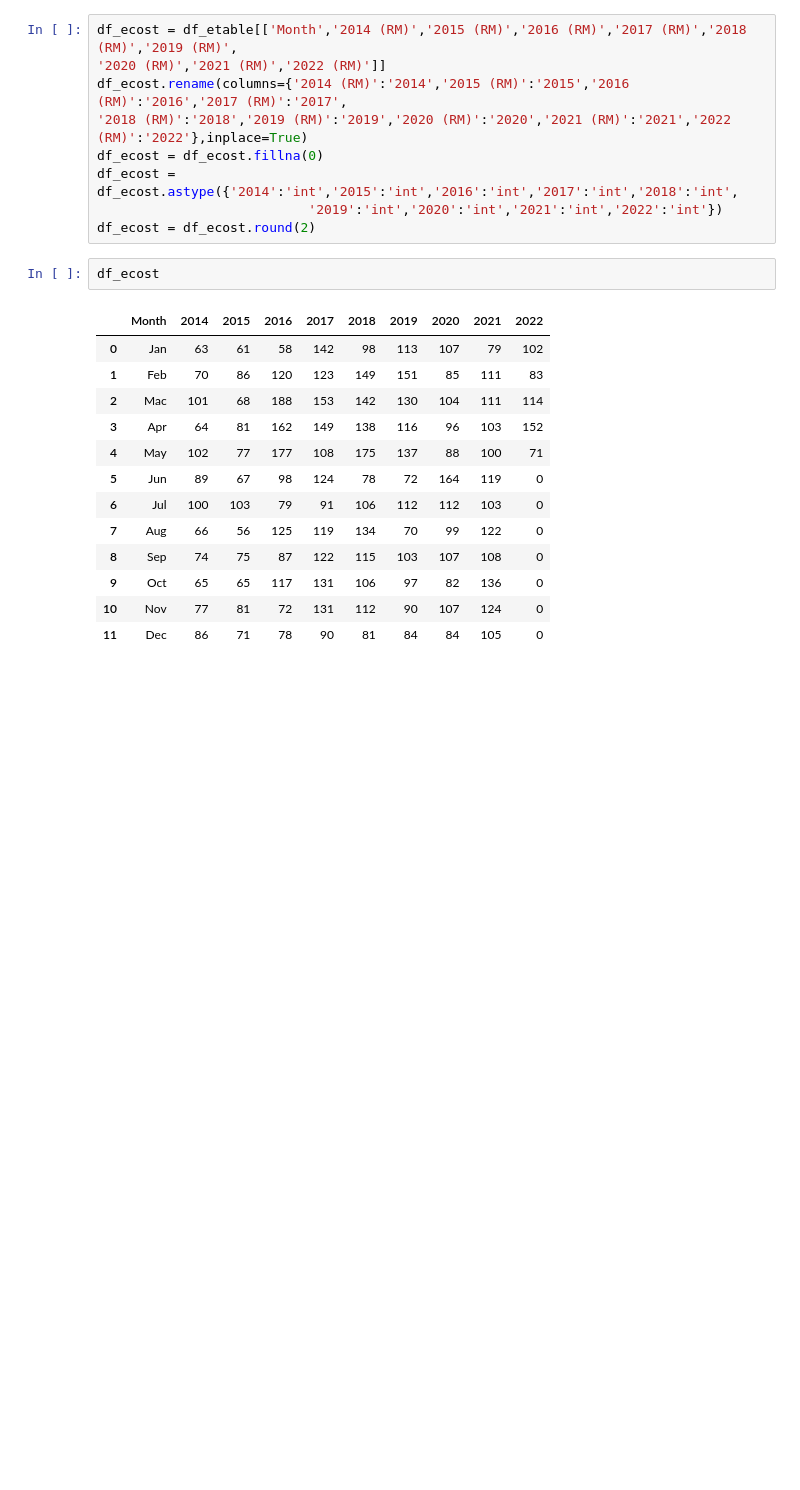
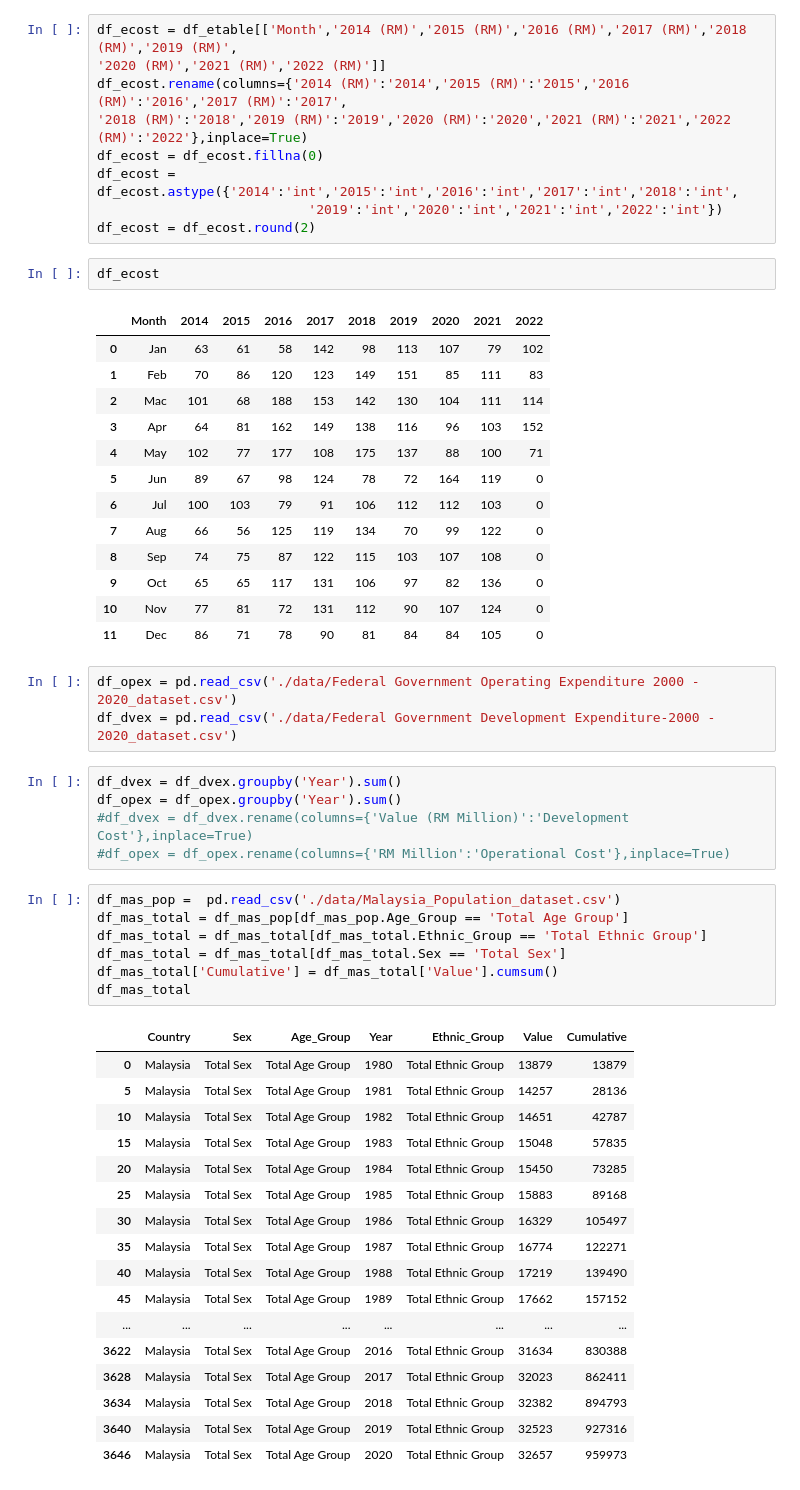
Before and after one commit to zzahir1978/my_dashboard, a Jupyter notebook: Dashboard_Notebook.ipynb, the cells around one changed output. Cells and saved outputs as stored; diff of their text form; blank space fills up the shorter version.

```diff
--- a/Dashboard_Notebook.ipynb
+++ b/Dashboard_Notebook.ipynb
@@ -143,3 +143,36 @@ df_ecost
 | 9 | Oct | 65 | 65 | 117 | 131 | 106 | 97 | 82 | 136 | 0 |
 | 10 | Nov | 77 | 81 | 72 | 131 | 112 | 90 | 107 | 124 | 0 |
 | 11 | Dec | 86 | 71 | 78 | 90 | 81 | 84 | 84 | 105 | 0 |
+# %%
+df_opex = pd.read_csv('./data/Federal Government Operating Expenditure 2000 - 2020_dataset.csv')
+df_dvex = pd.read_csv('./data/Federal Government Development Expenditure-2000 - 2020_dataset.csv')
+# %%
+df_dvex = df_dvex.groupby('Year').sum()
+df_opex = df_opex.groupby('Year').sum()
+#df_dvex = df_dvex.rename(columns={'Value (RM Million)':'Development Cost'},inplace=True)
+#df_opex = df_opex.rename(columns={'RM Million':'Operational Cost'},inplace=True)
+# %%
+df_mas_pop =  pd.read_csv('./data/Malaysia_Population_dataset.csv')
+df_mas_total = df_mas_pop[df_mas_pop.Age_Group == 'Total Age Group']
+df_mas_total = df_mas_total[df_mas_total.Ethnic_Group == 'Total Ethnic Group']
+df_mas_total = df_mas_total[df_mas_total.Sex == 'Total Sex']
+df_mas_total['Cumulative'] = df_mas_total['Value'].cumsum()
+df_mas_total
+# %% [output]
+|  | Country | Sex | Age_Group | Year | Ethnic_Group | Value | Cumulative |
+| 0 | Malaysia | Total Sex | Total Age Group | 1980 | Total Ethnic Group | 13879 | 13879 |
+| 5 | Malaysia | Total Sex | Total Age Group | 1981 | Total Ethnic Group | 14257 | 28136 |
+| 10 | Malaysia | Total Sex | Total Age Group | 1982 | Total Ethnic Group | 14651 | 42787 |
+| 15 | Malaysia | Total Sex | Total Age Group | 1983 | Total Ethnic Group | 15048 | 57835 |
+| 20 | Malaysia | Total Sex | Total Age Group | 1984 | Total Ethnic Group | 15450 | 73285 |
+| 25 | Malaysia | Total Sex | Total Age Group | 1985 | Total Ethnic Group | 15883 | 89168 |
+| 30 | Malaysia | Total Sex | Total Age Group | 1986 | Total Ethnic Group | 16329 | 105497 |
+| 35 | Malaysia | Total Sex | Total Age Group | 1987 | Total Ethnic Group | 16774 | 122271 |
+| 40 | Malaysia | Total Sex | Total Age Group | 1988 | Total Ethnic Group | 17219 | 139490 |
+| 45 | Malaysia | Total Sex | Total Age Group | 1989 | Total Ethnic Group | 17662 | 157152 |
+| ... | ... | ... | ... | ... | ... | ... | ... |
+| 3622 | Malaysia | Total Sex | Total Age Group | 2016 | Total Ethnic Group | 31634 | 830388 |
+| 3628 | Malaysia | Total Sex | Total Age Group | 2017 | Total Ethnic Group | 32023 | 862411 |
+| 3634 | Malaysia | Total Sex | Total Age Group | 2018 | Total Ethnic Group | 32382 | 894793 |
+| 3640 | Malaysia | Total Sex | Total Age Group | 2019 | Total Ethnic Group | 32523 | 927316 |
+| 3646 | Malaysia | Total Sex | Total Age Group | 2020 | Total Ethnic Group | 32657 | 959973 |
```
Also changed, not shown: parts of 5 cells of this notebook.
